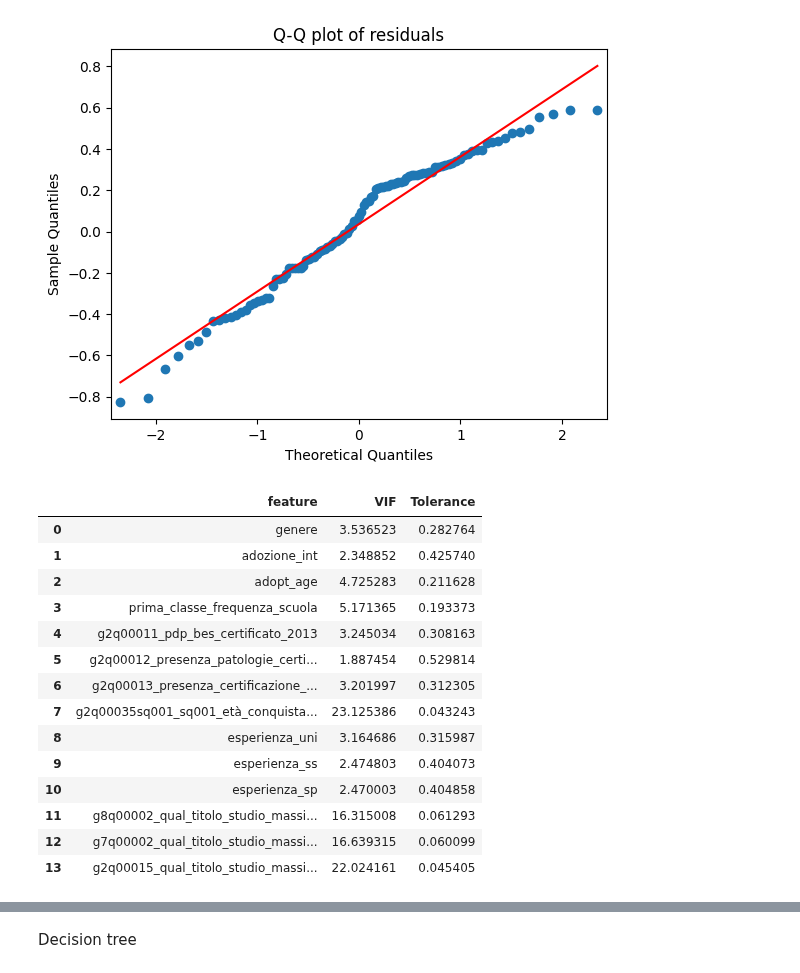
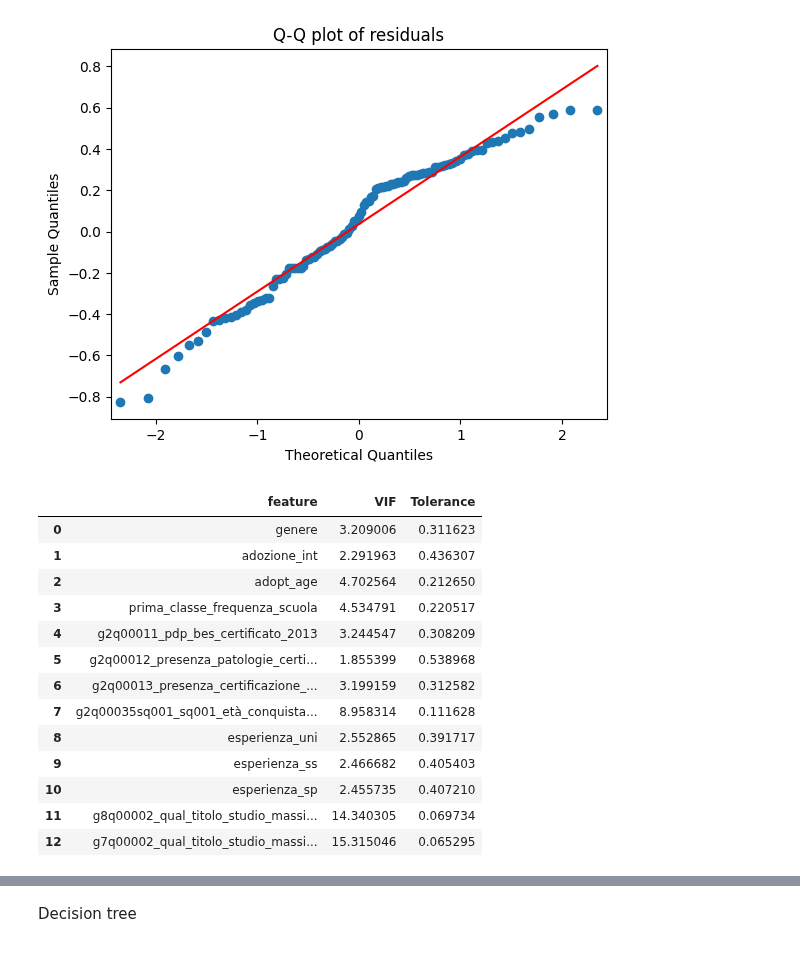
Before and after one commit to arina19-2000/unimi, a Jupyter notebook: tesi/tesi.ipynb, the cells around one changed output, grey strips where cells are left out. Cells and saved outputs as stored; diff of their text form; code cells hidden in the pictures.

```diff
--- a/tesi/tesi.ipynb
+++ b/tesi/tesi.ipynb
@@ -748,5 +810,5 @@ vif_data
 # %%
-for col in dfa_test:
-    dfa_test[col] = np.ceil(dfa_test[col]).astype(int)
+# for col in dfa_test:
+#     dfa_test[col] = np.ceil(dfa_test[col]).astype(int)
 
-dfa_test.head()
+# dfa_test.head()
@@ -1273,26 +1320,25 @@ plt.show()
 [figure]
 # %%
 vif_data = pd.DataFrame()
-vif_data["feature"] = dfc_test_log.columns
-vif_data["VIF"] = [variance_inflation_factor(dfc_test_log.values, i) for i in range(len(dfc_test_log.columns))]
+vif_data["feature"] = X.columns
+vif_data["VIF"] = [variance_inflation_factor(X.values, i) for i in range(len(X.columns))]
 vif_data["Tolerance"] = 1 / vif_data["VIF"]
 vif_data
 # %% [output]
 |  | feature | VIF | Tolerance |
-| 0 | genere | 3.536523 | 0.282764 |
-| 1 | adozione_int | 2.348852 | 0.425740 |
-| 2 | adopt_age | 4.725283 | 0.211628 |
-| 3 | prima_classe_frequenza_scuola | 5.171365 | 0.193373 |
-| 4 | g2q00011_pdp_bes_certificato_2013 | 3.245034 | 0.308163 |
-| 5 | g2q00012_presenza_patologie_certi... | 1.887454 | 0.529814 |
-| 6 | g2q00013_presenza_certificazione_... | 3.201997 | 0.312305 |
-| 7 | g2q00035sq001_sq001_età_conquista... | 23.125386 | 0.043243 |
-| 8 | esperienza_uni | 3.164686 | 0.315987 |
-| 9 | esperienza_ss | 2.474803 | 0.404073 |
-| 10 | esperienza_sp | 2.470003 | 0.404858 |
-| 11 | g8q00002_qual_titolo_studio_massi... | 16.315008 | 0.061293 |
-| 12 | g7q00002_qual_titolo_studio_massi... | 16.639315 | 0.060099 |
-| 13 | g2q00015_qual_titolo_studio_massi... | 22.024161 | 0.045405 |
+| 0 | genere | 3.209006 | 0.311623 |
+| 1 | adozione_int | 2.291963 | 0.436307 |
+| 2 | adopt_age | 4.702564 | 0.212650 |
+| 3 | prima_classe_frequenza_scuola | 4.534791 | 0.220517 |
+| 4 | g2q00011_pdp_bes_certificato_2013 | 3.244547 | 0.308209 |
+| 5 | g2q00012_presenza_patologie_certi... | 1.855399 | 0.538968 |
+| 6 | g2q00013_presenza_certificazione_... | 3.199159 | 0.312582 |
+| 7 | g2q00035sq001_sq001_età_conquista... | 8.958314 | 0.111628 |
+| 8 | esperienza_uni | 2.552865 | 0.391717 |
+| 9 | esperienza_ss | 2.466682 | 0.405403 |
+| 10 | esperienza_sp | 2.455735 | 0.407210 |
+| 11 | g8q00002_qual_titolo_studio_massi... | 14.340305 | 0.069734 |
+| 12 | g7q00002_qual_titolo_studio_massi... | 15.315046 | 0.065295 |
 # %%
 for col in dfc_test:
     dfc_test[col] = np.ceil(dfc_test[col]).astype(int)
```
Also changed, not shown: parts of 23 cells of this notebook.
